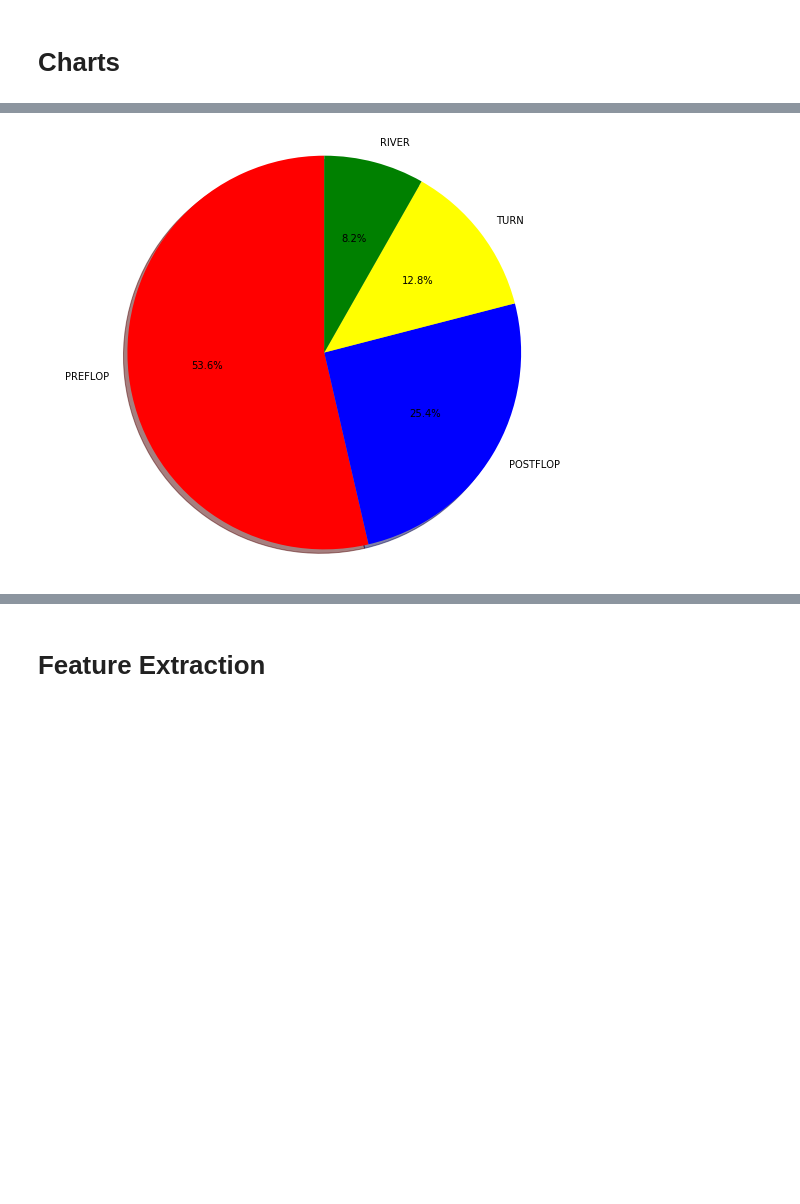
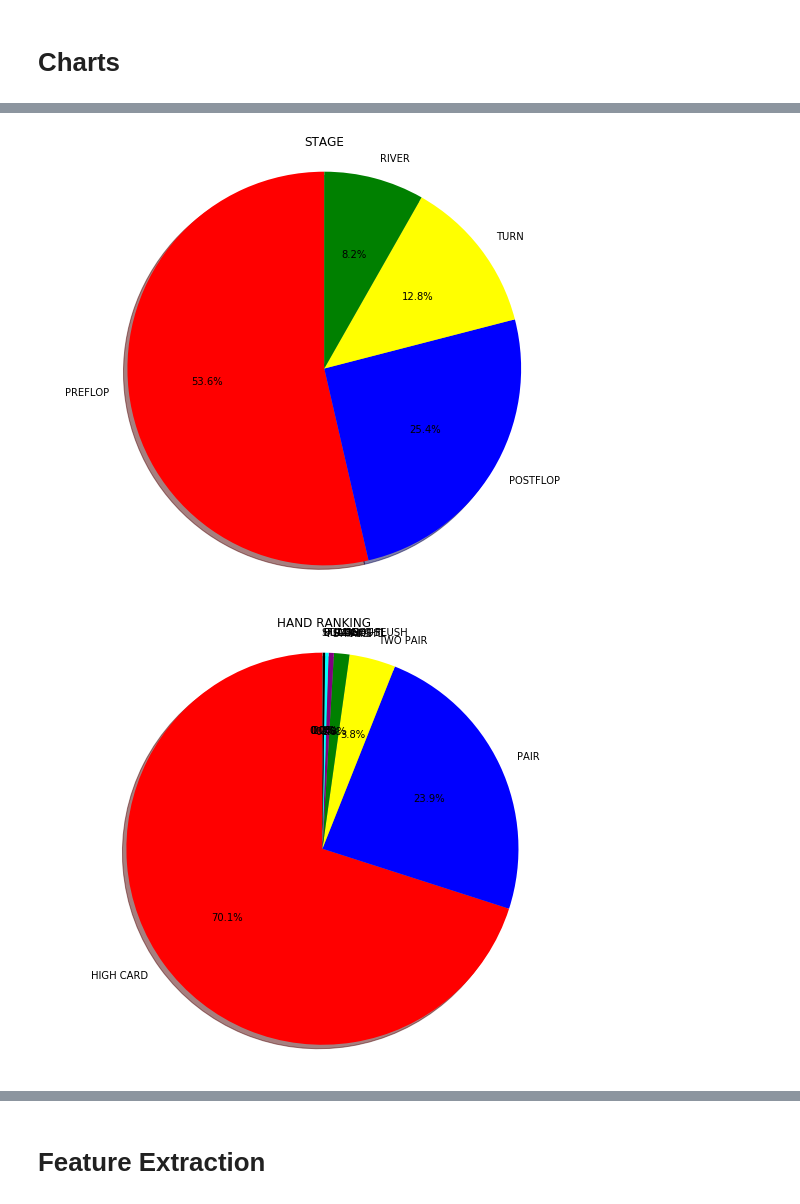
Before and after one commit to zachwdawson/zbot, a Jupyter notebook: zbot/notebooks/DS FINAL Notebook.ipynb, the cells around one changed output, grey strips where cells are left out. Drawn from its saved outputs; the diff is of its cells as text; code cells hidden in the pictures; blank space fills up the shorter version.

```diff
--- a/zbot/notebooks/DS FINAL Notebook.ipynb
+++ b/zbot/notebooks/DS FINAL Notebook.ipynb
@@ -1,9 +1,29 @@
 # %% [markdown]
 # Preprocessing
 # %%
+import glob
+import os
+import sys
 import pandas as pd
 import numpy as np
-import glob
+
+## sklearn
+from sklearn.metrics import classification_report, confusion_matrix, roc_auc_score
+from sklearn.feature_selection import RFECV
+from sklearn.model_selection import GridSearchCV
+from sklearn.model_selection import train_test_split
+from sklearn.ensemble import RandomForestClassifier, ExtraTreesClassifier, GradientBoostingClassifier
+from sklearn.neural_network import MLPClassifier
+from sklearn.svm import LinearSVC
+from sklearn.model_selection import KFold, cross_val_score, train_test_split
+from sklearn.utils import resample
+from sklearn import preprocessing, metrics
+
+## Graphs
+import seaborn as sns
+import matplotlib.pyplot as plt
+import matplotlib.pyplot as plt
+import matplotlib.patches as mpatches
 
 
 columns = ['num','action', 'stage', 'dealer', 'hand_strength', 'hand_rank', 'opp_last_action',
@@ -26,6 +46,6 @@ hands = pd.concat(li, axis=0)
 hands = hands.fillna(0)
 hands = hands[hands.action != 'target']
 hands = hands.reset_index()
-hands = hands.drop(['index'], axis=1)
+hands = hands.drop(['index', 'num'], axis=1)
 hands
 # %% [output]
@@ -132,12 +165,25 @@ import matplotlib.patches as mpatches
 # %%
 labels = ['PREFLOP', 'POSTFLOP', 'TURN', 'RIVER']
 fig1, ax1 = plt.subplots()
 fig1.set_size_inches(10, 8)
 ax1.pie(hands.groupby('stage').count()['dealer'], labels=labels, autopct='%1.1f%%',
         shadow=True, startangle=90, colors=['red', 'blue', 'yellow', 'green'])
 ax1.axis('equal')
+plt.title('STAGE')
 
 plt.show()
+
+
+labels = ['HIGH CARD','PAIR', 'TWO PAIR', 'TRIPS', 'STRAIGHT', 'FLUSH', 'FULL HOUSE', 'QUADS', 'STRAIGHT FLUSH']
+fig2, ax2 = plt.subplots()
+fig2.set_size_inches(10, 8)
+ax2.pie(hands.groupby('hand_rank').count()['dealer'], labels=labels, autopct='%1.1f%%',
+        shadow=True, startangle=90, colors=['red', 'blue', 'yellow', 'green', 'purple', 'cyan', 'black', 'gray', 'orange'])
+ax2.axis('equal')
+plt.title('HAND RANKING')
+
+plt.show()
 # %% [output]
-[figure, old version]
+[figure, new version]
+[figure, added]
 # %%
```
Also changed, not shown: parts of 49 cells of this notebook, 1 other file.
